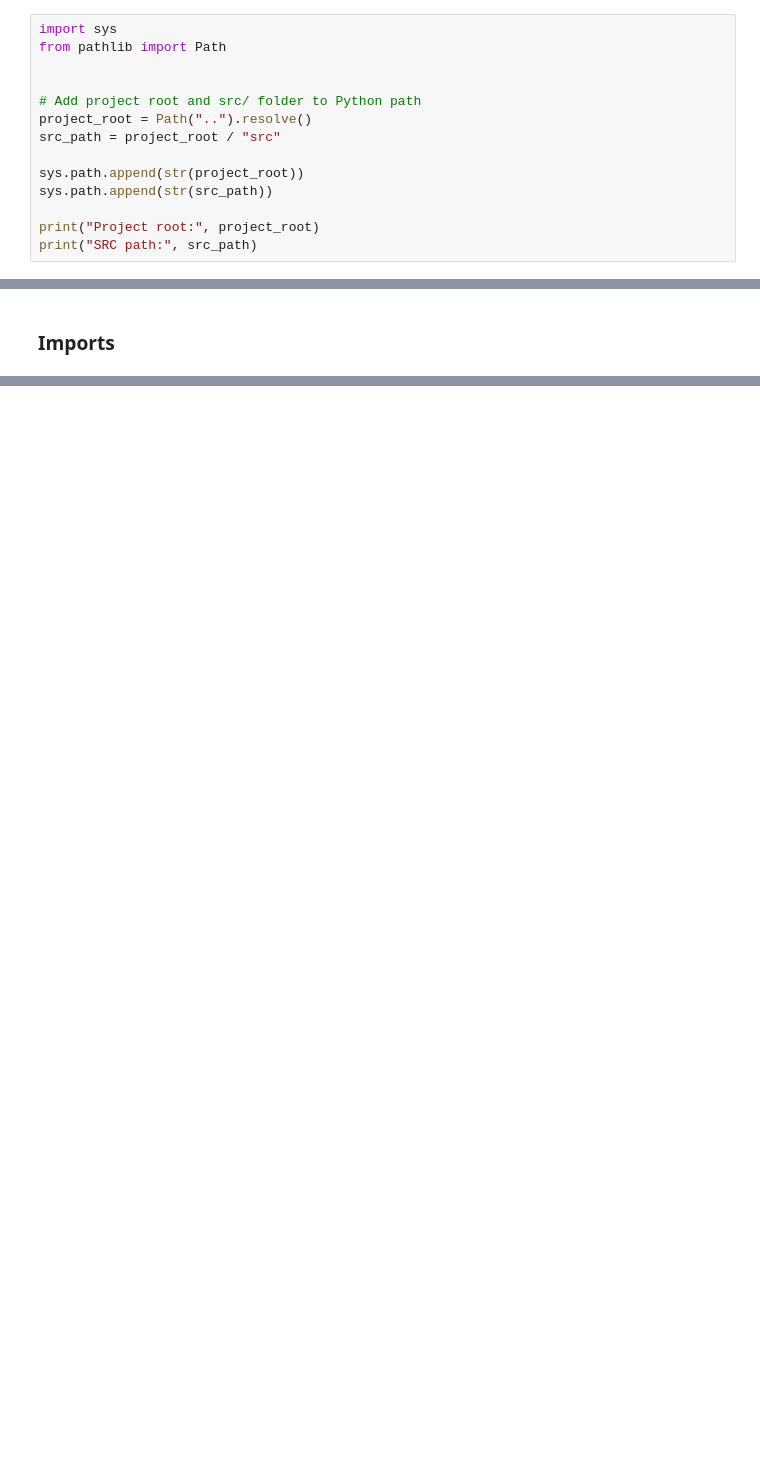
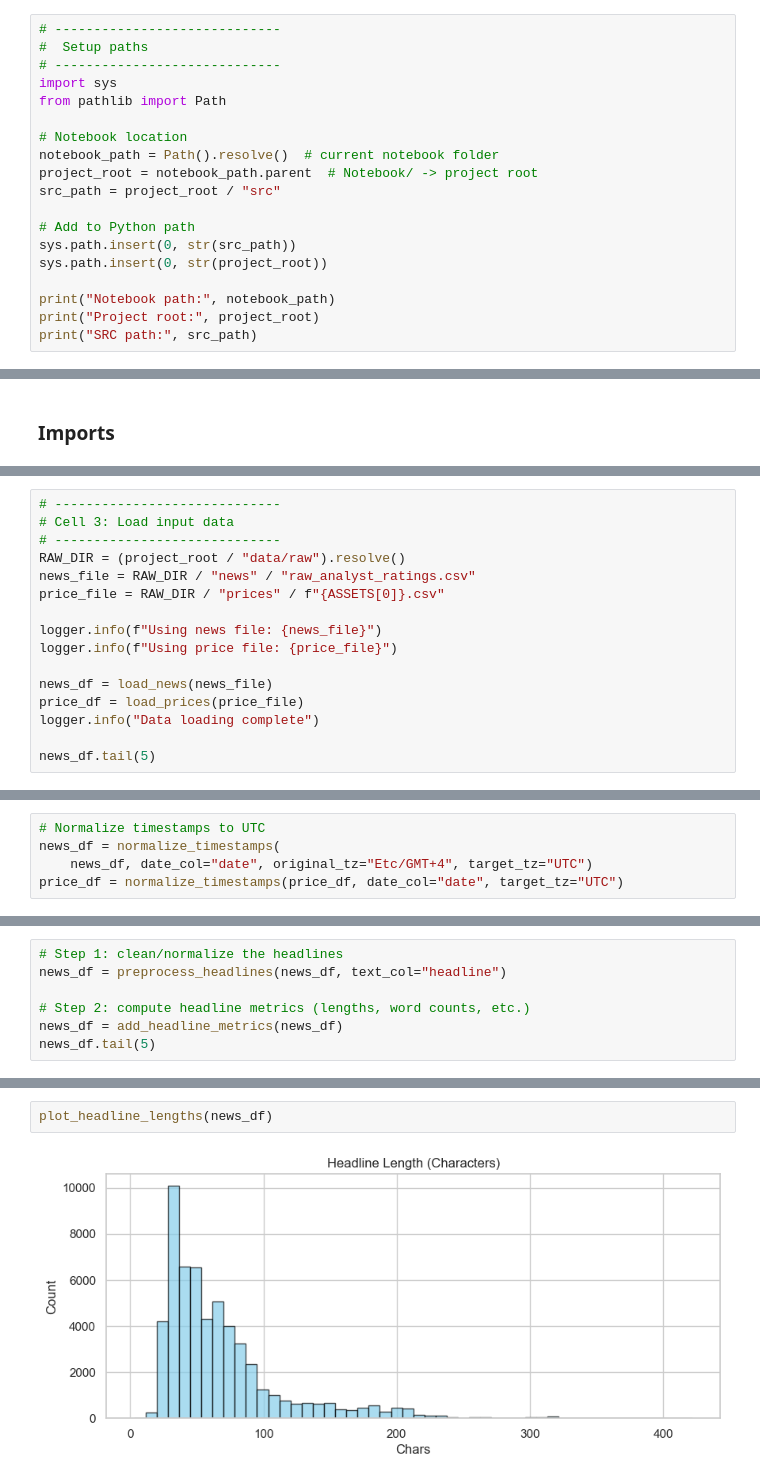
Before and after one commit to tib-dev/Predicting-Price-Moves-with-News-Sentiment, a Jupyter notebook: notebooks/eda_news.ipynb, the cells around one changed output, grey strips where cells are left out. Saved outputs shown, nothing was run; the diff lists cells and outputs as text; blank space fills up the shorter version.

```diff
--- a/notebooks/eda_news.ipynb
+++ b/notebooks/eda_news.ipynb
@@ -7,17 +7,22 @@ This notebook performs Task 1 of the project:
 - Time series analysis of news publication
 - Publisher analysis
 # %%
+# -----------------------------
+#  Setup paths
+# -----------------------------
 import sys
 from pathlib import Path
 
-
-# Add project root and src/ folder to Python path
-project_root = Path("..").resolve()
+# Notebook location
+notebook_path = Path().resolve()  # current notebook folder
+project_root = notebook_path.parent  # Notebook/ -> project root
 src_path = project_root / "src"
 
-sys.path.append(str(project_root))
-sys.path.append(str(src_path))
+# Add to Python path
+sys.path.insert(0, str(src_path))
+sys.path.insert(0, str(project_root))
 
+print("Notebook path:", notebook_path)
 print("Project root:", project_root)
 print("SRC path:", src_path)
 # %% [output]
@@ -245,0 +52,16 @@ Passing `palette` without assigning `hue` is deprecated and will be removed in v
+# %%
+# -----------------------------
+# Cell 3: Load input data
+# -----------------------------
+RAW_DIR = (project_root / "data/raw").resolve()
+news_file = RAW_DIR / "news" / "raw_analyst_ratings.csv"
+price_file = RAW_DIR / "prices" / f"{ASSETS[0]}.csv"
+
+logger.info(f"Using news file: {news_file}")
+logger.info(f"Using price file: {price_file}")
+
+news_df = load_news(news_file)
+price_df = load_prices(price_file)
+logger.info("Data loading complete")
+
+news_df.tail(5)
@@ -245,0 +81,5 @@ Passing `palette` without assigning `hue` is deprecated and will be removed in v
+# %%
+# Normalize timestamps to UTC
+news_df = normalize_timestamps(
+    news_df, date_col="date", original_tz="Etc/GMT+4", target_tz="UTC")
+price_df = normalize_timestamps(price_df, date_col="date", target_tz="UTC")
@@ -245,0 +114,7 @@ Passing `palette` without assigning `hue` is deprecated and will be removed in v
+# %%
+# Step 1: clean/normalize the headlines
+news_df = preprocess_headlines(news_df, text_col="headline")
+
+# Step 2: compute headline metrics (lengths, word counts, etc.)
+news_df = add_headline_metrics(news_df)
+news_df.tail(5)
@@ -245,0 +129,4 @@ Passing `palette` without assigning `hue` is deprecated and will be removed in v
+# %%
+plot_headline_lengths(news_df)
+# %% [output]
+[figure, added]
```
Also changed, not shown: parts of 21 cells of this notebook.
